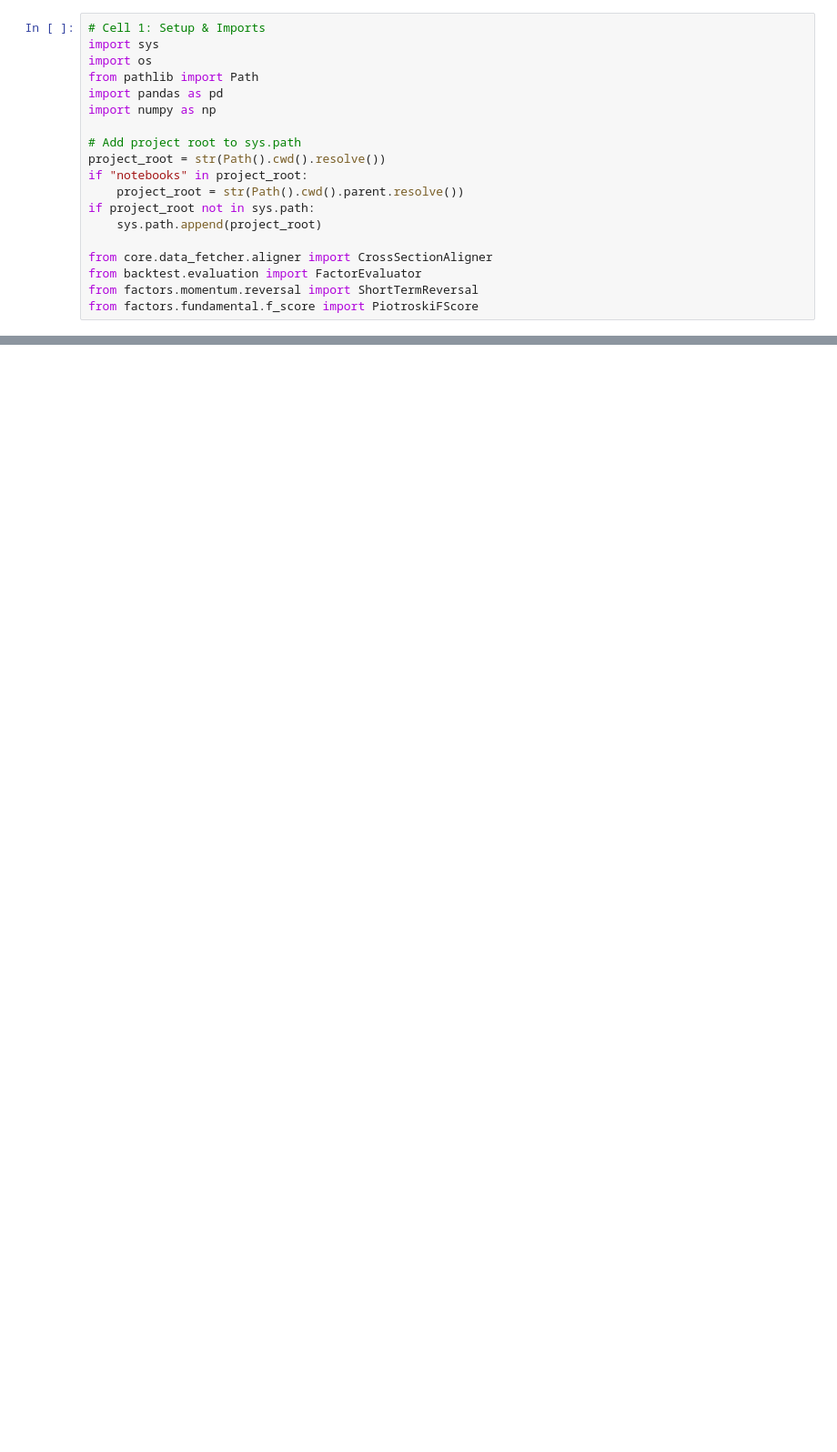
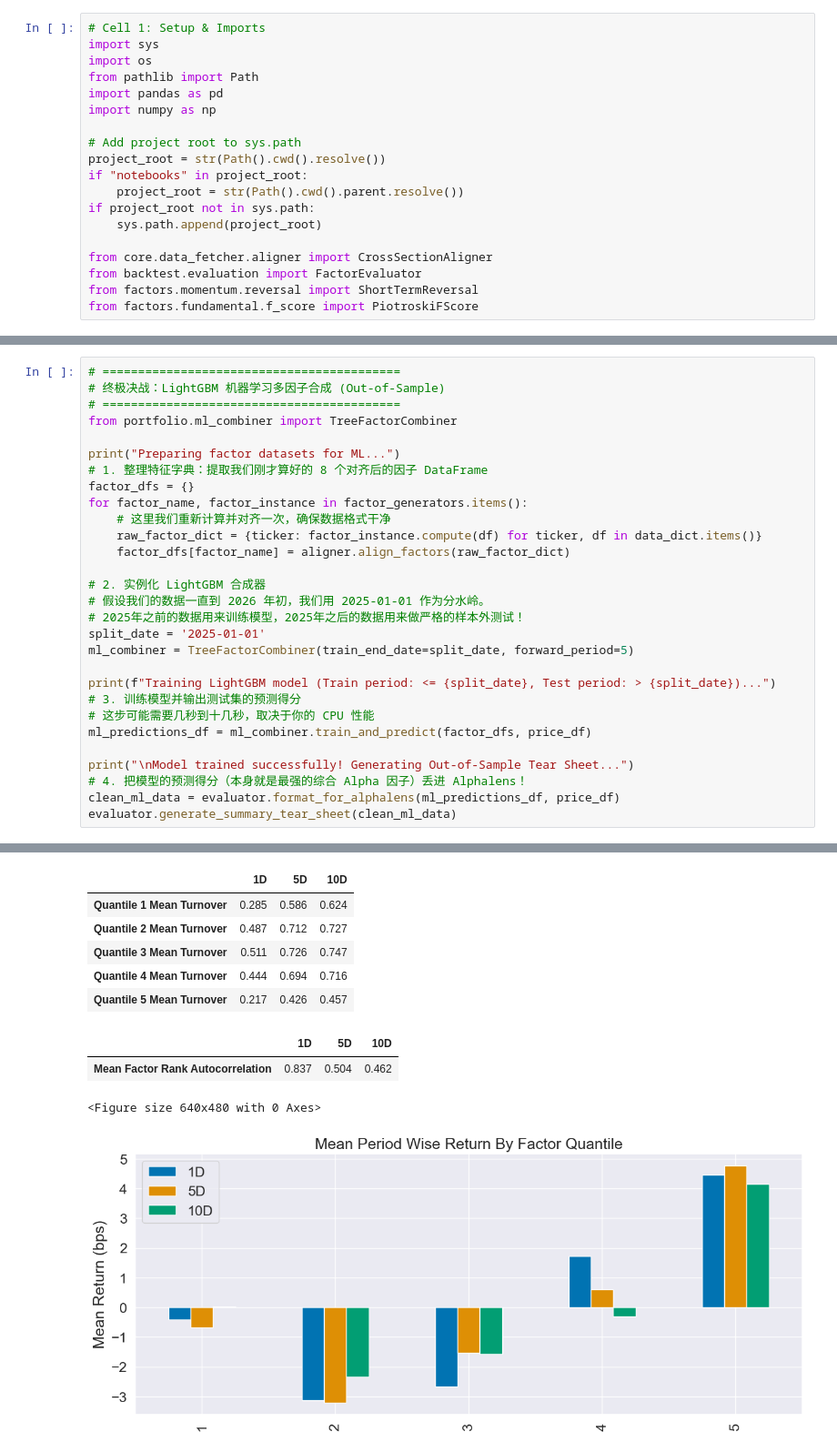
Before and after one commit to MarkYangjiayi/factor_investment, a Jupyter notebook: notebooks/alpha_research_mvp.ipynb, the cells around one changed output, grey strips where cells are left out. Shown at 91% size. Saved outputs shown, nothing was run; the diff lists cells and outputs as text; blank space fills up the shorter version.

```diff
--- a/notebooks/alpha_research_mvp.ipynb
+++ b/notebooks/alpha_research_mvp.ipynb
@@ -156,0 +266,30 @@ Turnover Analysis
+# %%
+# ==========================================
+# 终极决战：LightGBM 机器学习多因子合成 (Out-of-Sample)
+# ==========================================
+from portfolio.ml_combiner import TreeFactorCombiner
+
+print("Preparing factor datasets for ML...")
+# 1. 整理特征字典：提取我们刚才算好的 8 个对齐后的因子 DataFrame
+factor_dfs = {}
+for factor_name, factor_instance in factor_generators.items():
+    # 这里我们重新计算并对齐一次，确保数据格式干净
+    raw_factor_dict = {ticker: factor_instance.compute(df) for ticker, df in data_dict.items()}
+    factor_dfs[factor_name] = aligner.align_factors(raw_factor_dict)
+
+# 2. 实例化 LightGBM 合成器
+# 假设我们的数据一直到 2026 年初，我们用 2025-01-01 作为分水岭。
+# 2025年之前的数据用来训练模型，2025年之后的数据用来做严格的样本外测试！
+split_date = '2025-01-01'
+ml_combiner = TreeFactorCombiner(train_end_date=split_date, forward_period=5)
+
+print(f"Training LightGBM model (Train period: <= {split_date}, Test period: > {split_date})...")
+# 3. 训练模型并输出测试集的预测得分
+# 这步可能需要几秒到十几秒，取决于你的 CPU 性能
+ml_predictions_df = ml_combiner.train_and_predict(factor_dfs, price_df)
+
+print("\nModel trained successfully! Generating Out-of-Sample Tear Sheet...")
+# 4. 把模型的预测得分（本身就是最强的综合 Alpha 因子）丢进 Alphalens！
+clean_ml_data = evaluator.format_for_alphalens(ml_predictions_df, price_df)
+evaluator.generate_summary_tear_sheet(clean_ml_data)
+# %% [output]
@@ -156,0 +340,10 @@ Turnover Analysis
+|  | 1D | 5D | 10D |
+| Quantile 1 Mean Turnover | 0.285 | 0.586 | 0.624 |
+| Quantile 2 Mean Turnover | 0.487 | 0.712 | 0.727 |
+| Quantile 3 Mean Turnover | 0.511 | 0.726 | 0.747 |
+| Quantile 4 Mean Turnover | 0.444 | 0.694 | 0.716 |
+| Quantile 5 Mean Turnover | 0.217 | 0.426 | 0.457 |
+|  | 1D | 5D | 10D |
+| Mean Factor Rank Autocorrelation | 0.837 | 0.504 | 0.462 |
+<Figure size 640x480 with 0 Axes>
+[figure, added]
```
Also changed, not shown: parts of 10 cells of this notebook, 5 other files.
